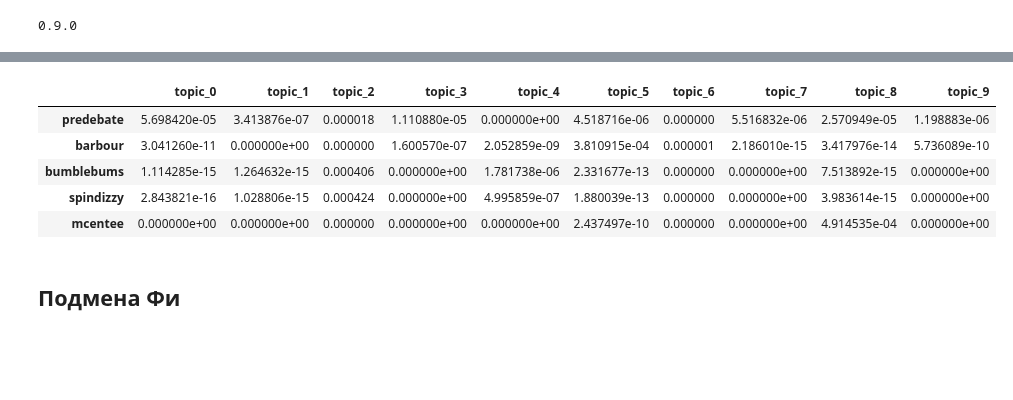
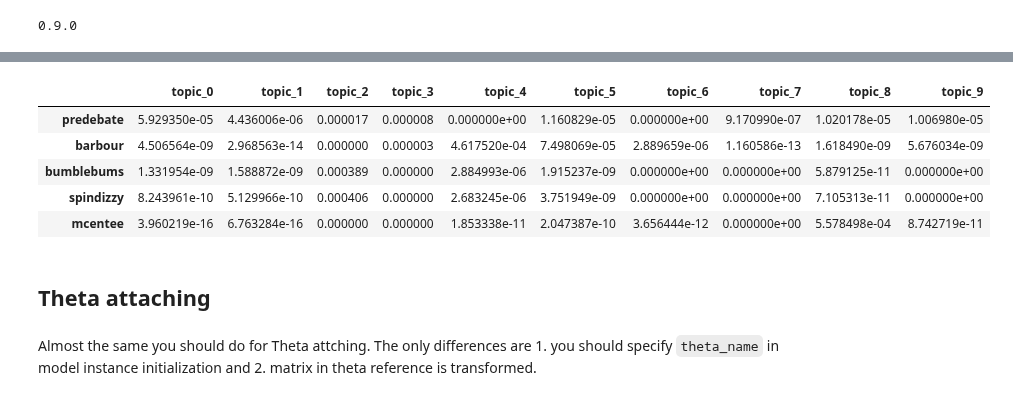
Before and after one commit to bigartm/bigartm-book, a Jupyter notebook: technical/Attaching_Phi_Theta.ipynb, the cells around one changed output, grey strips where cells are left out. Saved outputs shown, nothing was run; the diff lists cells and outputs as text; code cells hidden in the pictures; blank space fills up the shorter version.

```diff
--- a/technical/Attaching_Phi_Theta.ipynb
+++ b/technical/Attaching_Phi_Theta.ipynb
@@ -119,0 +149,23 @@ phi_new = pd.DataFrame(data=np.random.random(phi.shape),
+# %%
+def init_custom_phi(model_, class_id, class_id_phi):
+    model = model_.clone()
+
+    tm_info, phi_ref = model.master.attach_model(model=model.model_pwt)
+
+    fields = tm_info.ListFields()
+    token_order = np.array(fields[3][1])
+    topic_order = np.array(fields[2][1])
+    class_id_order = np.array(fields[5][1])
+
+    new_phi = pd.DataFrame(data=phi_ref,
+                           index=token_order,
+                           columns=topic_order)
+
+    # here loop over all class_ids can be pasted
+    mask = class_id_order == class_id
+    current_phi = new_phi.iloc[mask].copy()
+    current_phi.update(class_id_phi)
+    new_phi.iloc[mask] = current_phi
+
+    np.copyto(phi_ref, new_phi.values)
+    return model
@@ -120,3 +180,10 @@ phi_new = pd.DataFrame(data=np.random.random(phi.shape),
+# %%
+x = np.random.random(phi.shape)
+x = np.nan_to_num(x / np.sum(x, axis=0)[None])
+
+phi_new = pd.DataFrame(data=x[:, :-2],  # drop last two topic columns
+                       columns=phi.columns[0:-2][::-1], # drop last two topic columns and reverse topic order
+                       index=phi.index[::-1])  # reverse token order
 # %%
 phi_new.head()
 # %% [output]
@@ -129,2 +207,2 @@ phi_new.head()
 # %%
-model_new = init_custom_phi(model, class_id='@default_class', class_id_phi=phi_new)
+model2 = init_custom_phi(model, class_id='@default_class', class_id_phi=phi_new)
@@ -140,14 +229,16 @@ model_new.get_phi().head()
 # %%
-model_new.fit_offline(batch_vectorizer, num_collection_passes=num_iter)
+model2.fit_offline(batch_vectorizer, num_collection_passes=5)
 # %%
-model_new.get_phi().head()
+model2.get_phi().head()
 # %% [output]
 |  | topic_0 | topic_1 | topic_2 | topic_3 | topic_4 | topic_5 | topic_6 | topic_7 | topic_8 | topic_9 |
-| predebate | 5.698420e-05 | 3.413876e-07 | 0.000018 | 1.110880e-05 | 0.000000e+00 | 4.518716e-06 | 0.000000 | 5.516832e-06 | 2.570949e-05 | 1.198883e-06 |
-| barbour | 3.041260e-11 | 0.000000e+00 | 0.000000 | 1.600570e-07 | 2.052859e-09 | 3.810915e-04 | 0.000001 | 2.186010e-15 | 3.417976e-14 | 5.736089e-10 |
-| bumblebums | 1.114285e-15 | 1.264632e-15 | 0.000406 | 0.000000e+00 | 1.781738e-06 | 2.331677e-13 | 0.000000 | 0.000000e+00 | 7.513892e-15 | 0.000000e+00 |
-| spindizzy | 2.843821e-16 | 1.028806e-15 | 0.000424 | 0.000000e+00 | 4.995859e-07 | 1.880039e-13 | 0.000000 | 0.000000e+00 | 3.983614e-15 | 0.000000e+00 |
-| mcentee | 0.000000e+00 | 0.000000e+00 | 0.000000 | 0.000000e+00 | 0.000000e+00 | 2.437497e-10 | 0.000000 | 0.000000e+00 | 4.914535e-04 | 0.000000e+00 |
+| predebate | 5.929350e-05 | 4.436006e-06 | 0.000017 | 0.000008 | 0.000000e+00 | 1.160829e-05 | 0.000000e+00 | 9.170990e-07 | 1.020178e-05 | 1.006980e-05 |
+| barbour | 4.506564e-09 | 2.968563e-14 | 0.000000 | 0.000003 | 4.617520e-04 | 7.498069e-05 | 2.889659e-06 | 1.160586e-13 | 1.618490e-09 | 5.676034e-09 |
+| bumblebums | 1.331954e-09 | 1.588872e-09 | 0.000389 | 0.000000 | 2.884993e-06 | 1.915237e-09 | 0.000000e+00 | 0.000000e+00 | 5.879125e-11 | 0.000000e+00 |
+| spindizzy | 8.243961e-10 | 5.129966e-10 | 0.000406 | 0.000000 | 2.683245e-06 | 3.751949e-09 | 0.000000e+00 | 0.000000e+00 | 7.105313e-11 | 0.000000e+00 |
+| mcentee | 3.960219e-16 | 6.763284e-16 | 0.000000 | 0.000000 | 1.853338e-11 | 2.047387e-10 | 3.656444e-12 | 0.000000e+00 | 5.578498e-04 | 8.742719e-11 |
-# %% [markdown]
-## Подмена Фи
+# %% [markdown]
+## Theta attaching
+# %% [markdown]
+Almost the same you should do for Theta attching. The only differences are 1. you should specify `theta_name` in model instance initialization and 2. matrix in theta reference is transformed.
 # %%
```
Also changed, not shown: parts of 70 cells of this notebook.
